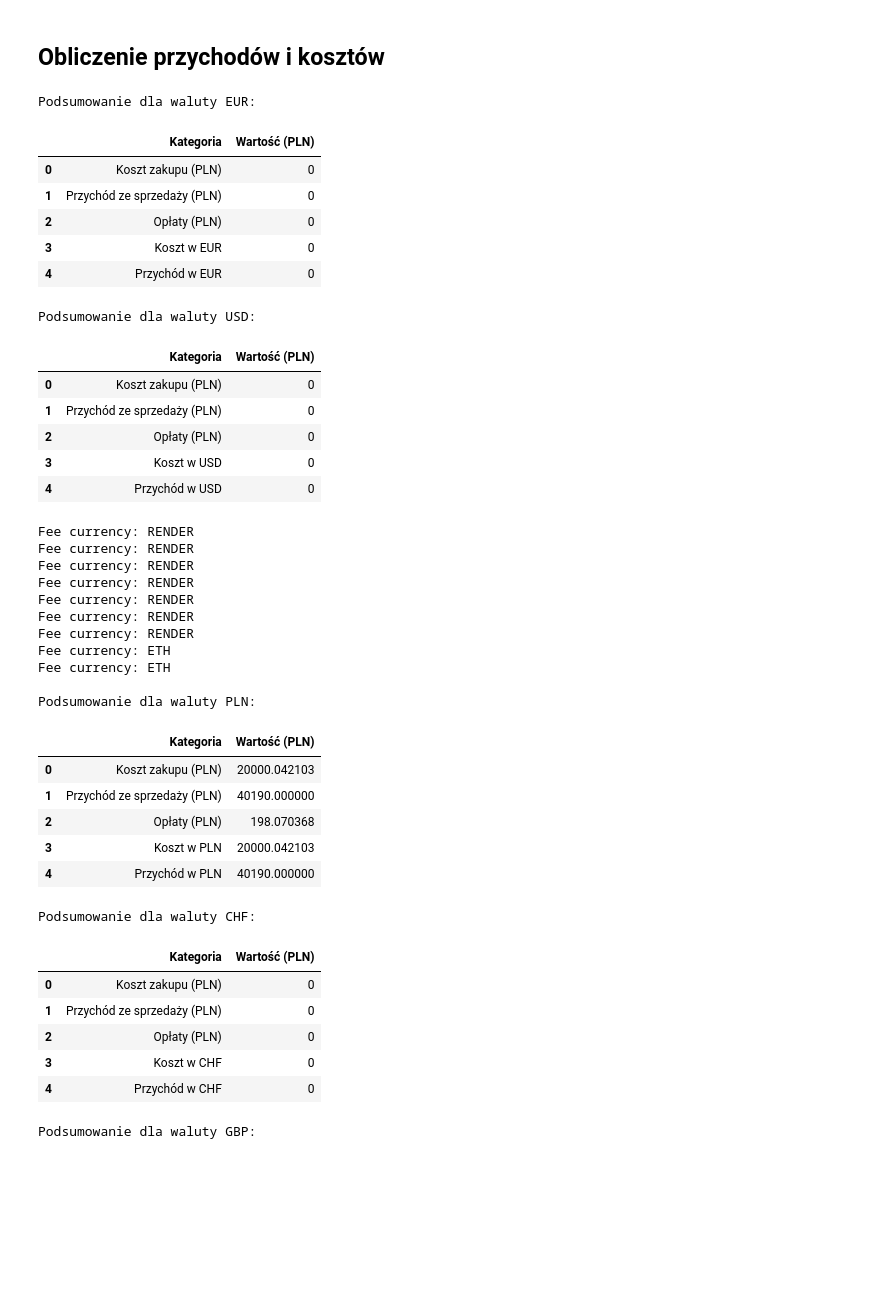
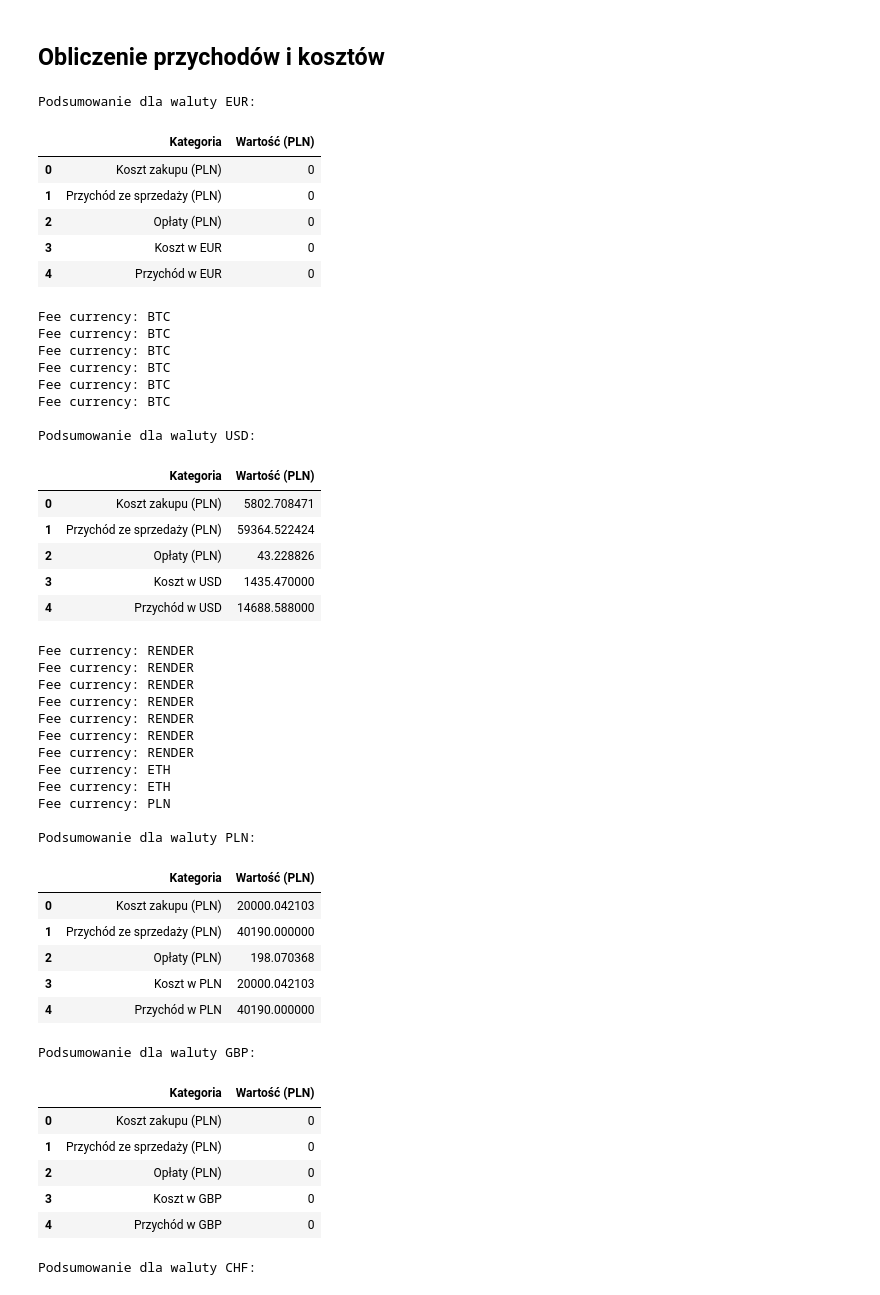
Before and after one commit to antoszy/KryptoRozliczator, a Jupyter notebook: kryptorozliczator/rozlicz.ipynb, the cells around one changed output. Cells and saved outputs as stored; diff of their text form; code cells hidden in the pictures; blank space fills up the shorter version.

Commit message:
Add multi exchange interface and finish revenue calculation code

```diff
--- a/kryptorozliczator/rozlicz.ipynb
+++ b/kryptorozliczator/rozlicz.ipynb
@@ -12,12 +12,13 @@ FIAT_CURRENCY_SYMBOLS = {'PLN', 'USD', 'EUR', 'CHF', 'GBP'}
 ## Importy
 # %%
 from kryptorozliczator.exchange_interfaces.zonda_interface import ZondaInterface
+from kryptorozliczator.exchange_interfaces.exchange_interface import ExchangeInterface
 
 import pandas as pd
 import requests
 from datetime import datetime, timedelta
 
-interfaces = [ZondaInterface()]
+interfaces = [ExchangeInterface('zonda'), ExchangeInterface('bitfinex')]
 # %% [markdown]
 ## Przydatne funkcje
 # %%
@@ -136,6 +148,7 @@ def calculate_transaction_value_and_fee(row: pd.Series):
     fee = row['fee']
     fee_currency = fee['currency']
     fee_cost = float(fee['cost'])
+    print(f"Fee currency: {fee_currency}")
     if fee_currency == 'PLN':
         fee_value_pln = fee_cost
         fee_value_fiat = fee_cost
@@ -144,13 +157,12 @@ def calculate_transaction_value_and_fee(row: pd.Series):
         fee_value_pln = fee_cost * exchange_rate
         fee_value_fiat = fee_cost
     else: # fee in crypto, convert to fiat, then to PLN
-        print(f"Fee currency: {fee_currency}")
         crypto_to_fiat_exchange_rate = row['price']
         fee_value_fiat = fee_cost * crypto_to_fiat_exchange_rate
         if base_currency_symbol == 'PLN':
             fee_value_pln = fee_value_fiat
         elif base_currency_symbol in FIAT_CURRENCY_SYMBOLS:
-            exchange_rate = get_nbp_exchange_rate(fee_currency, transaction_date)
+            exchange_rate = get_nbp_exchange_rate(base_currency_symbol, transaction_date)
             fee_value_pln = fee_value_fiat * exchange_rate
         else:
             raise ValueError(f"Unsupported currency symbol: {row['symbol']}")
@@ -211,38 +223,45 @@ for currency_symbol in FIAT_CURRENCY_SYMBOLS:
     })
     print(f"\nPodsumowanie dla waluty {currency_symbol}:")
     display(currency_summary_df)
 
     total_buy_cost_pln += totals['total_buy_cost_pln']
     total_sell_revenue_pln += totals['total_sell_revenue_pln']
     total_fee_pln += totals['total_fee_pln']
 
 summary_df = pd.DataFrame({
     'Category': ['Koszt zakupu', 'Przychód ze sprzedaży', 'Opłaty', 'Koszt całkowity', 'Zysk całkowity'],
     'Value (PLN)': [
         total_buy_cost_pln,
         total_sell_revenue_pln,
         total_fee_pln,
         total_buy_cost_pln + total_fee_pln,
         total_sell_revenue_pln - total_buy_cost_pln - total_fee_pln
     ]
 })
 print("\nSummary:")
 display(summary_df)
 # %% [output]
 Podsumowanie dla waluty EUR:
 |  | Kategoria | Wartość (PLN) |
 | 0 | Koszt zakupu (PLN) | 0 |
 | 1 | Przychód ze sprzedaży (PLN) | 0 |
 | 2 | Opłaty (PLN) | 0 |
 | 3 | Koszt w EUR | 0 |
 | 4 | Przychód w EUR | 0 |
+Fee currency: BTC
+Fee currency: BTC
+Fee currency: BTC
+Fee currency: BTC
+Fee currency: BTC
+Fee currency: BTC
+
 Podsumowanie dla waluty USD:
 |  | Kategoria | Wartość (PLN) |
-| 0 | Koszt zakupu (PLN) | 0 |
-| 1 | Przychód ze sprzedaży (PLN) | 0 |
-| 2 | Opłaty (PLN) | 0 |
-| 3 | Koszt w USD | 0 |
-| 4 | Przychód w USD | 0 |
+| 0 | Koszt zakupu (PLN) | 5802.708471 |
+| 1 | Przychód ze sprzedaży (PLN) | 59364.522424 |
+| 2 | Opłaty (PLN) | 43.228826 |
+| 3 | Koszt w USD | 1435.470000 |
+| 4 | Przychód w USD | 14688.588000 |
 Fee currency: RENDER
 Fee currency: RENDER
 Fee currency: RENDER
@@ -252,6 +271,7 @@ Fee currency: RENDER
 Fee currency: RENDER
 Fee currency: ETH
 Fee currency: ETH
+Fee currency: PLN
 
 Podsumowanie dla waluty PLN:
 |  | Kategoria | Wartość (PLN) |
@@ -260,14 +280,14 @@ Podsumowanie dla waluty PLN:
 | 2 | Opłaty (PLN) | 198.070368 |
 | 3 | Koszt w PLN | 20000.042103 |
 | 4 | Przychód w PLN | 40190.000000 |
-Podsumowanie dla waluty CHF:
+Podsumowanie dla waluty GBP:
 |  | Kategoria | Wartość (PLN) |
 | 0 | Koszt zakupu (PLN) | 0 |
 | 1 | Przychód ze sprzedaży (PLN) | 0 |
 | 2 | Opłaty (PLN) | 0 |
-| 3 | Koszt w CHF | 0 |
-| 4 | Przychód w CHF | 0 |
+| 3 | Koszt w GBP | 0 |
+| 4 | Przychód w GBP | 0 |
-Podsumowanie dla waluty GBP:
+Podsumowanie dla waluty CHF:
 |  | Kategoria | Wartość (PLN) |
 | 0 | Koszt zakupu (PLN) | 0 |
 | 1 | Przychód ze sprzedaży (PLN) | 0 |
```
Also changed, not shown: parts of 4 cells of this notebook, 3 other files.
